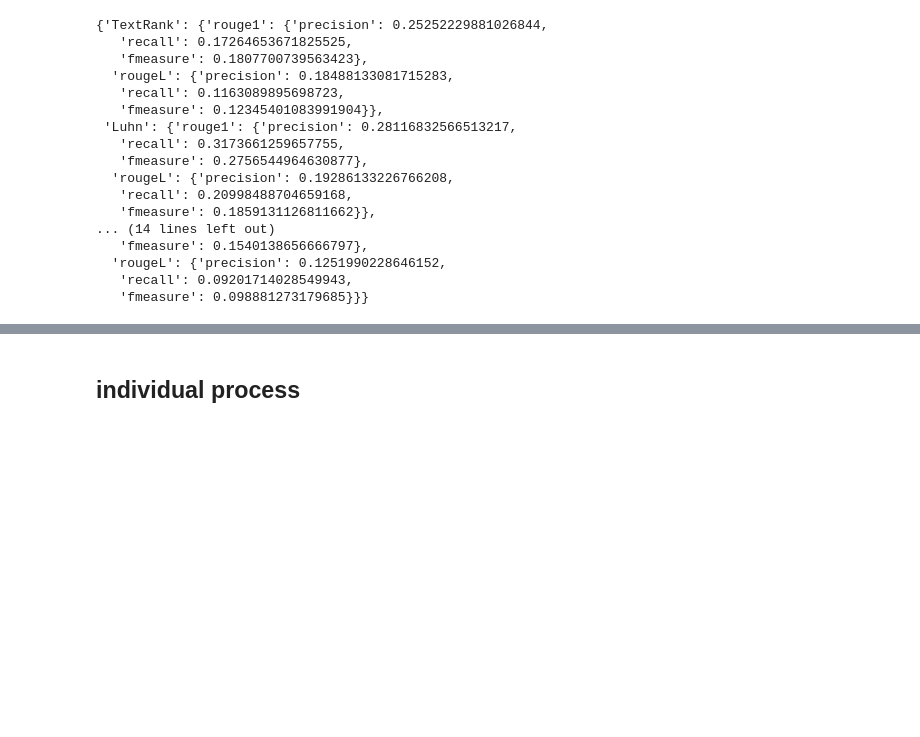
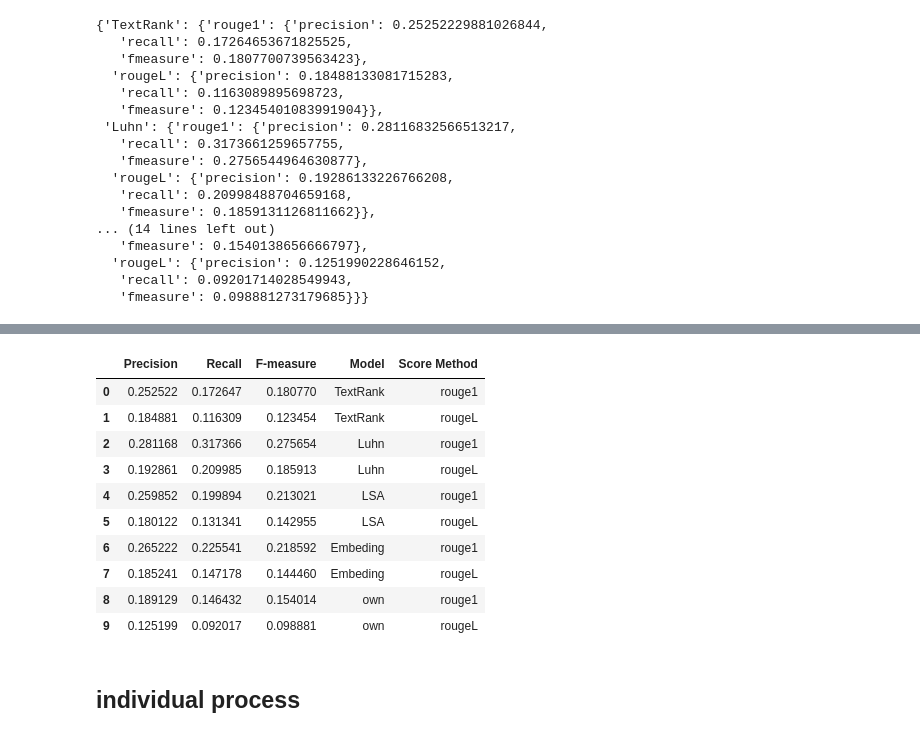
Before and after one commit to kurre-lokanadh-reddy/textSummer, a Jupyter notebook: text_summerizer.ipynb, the cells around one changed output, grey strips where cells are left out. Saved outputs shown, nothing was run; the diff lists cells and outputs as text; code cells hidden in the pictures; blank space fills up the shorter version.

```diff
--- a/text_summerizer.ipynb
+++ b/text_summerizer.ipynb
@@ -668,6 +668,12 @@ print(rouge_scores)
 import numpy as np
 models= ["TextRank","Luhn","LSA","Embeding","own"]
 S=dict()
+pres1=[]
+reca1=[]
+fmes1=[]
+presL=[]
+recaL=[]
+fmesL=[]
 for model in models:
     scores = rouge_scores[model]
     p=[]
@@ -684,6 +690,12 @@ for model in models:
         rr.append(i['rougeL'].recall)
         ff.append(i['rougeL'].fmeasure)
     s = dict({'rouge1':dict({'precision':np.mean(p),'recall':np.mean(r),'fmeasure':np.mean(f)}),'rougeL':dict({'precision':np.mean(pp),'recall':np.mean(rr),'fmeasure':np.mean(ff)}) })
+    pres1.append(np.mean(p))
+    reca1.append(np.mean(r))
+    fmes1.append(np.mean(f))
+    presL.append(np.mean(pp))
+    recaL.append(np.mean(rr))
+    fmesL.append(np.mean(ff))
     print(s)
     S[model]=s
 # %% [output]
@@ -715,3 +736,23 @@ S
+# %%
+res_df = pd.DataFrame(columns=["Precision","Recall","F-measure","Model","Score Method"])
+for model in models:
+    for score in ['rouge1','rougeL']:
+        res_df= res_df.append({'Precision':S[model][score]['precision'],'Recall':S[model][score]['recall'],'F-measure':S[model][score]['fmeasure'],'Model':model,'Score Method':score},ignore_index=True)
+res_df.to_csv("res/res_scores.csv")
+# %%
+res_df
+# %% [output]
+|  | Precision | Recall | F-measure | Model | Score Method |
+| 0 | 0.252522 | 0.172647 | 0.180770 | TextRank | rouge1 |
+| 1 | 0.184881 | 0.116309 | 0.123454 | TextRank | rougeL |
+| 2 | 0.281168 | 0.317366 | 0.275654 | Luhn | rouge1 |
+| 3 | 0.192861 | 0.209985 | 0.185913 | Luhn | rougeL |
+| 4 | 0.259852 | 0.199894 | 0.213021 | LSA | rouge1 |
+| 5 | 0.180122 | 0.131341 | 0.142955 | LSA | rougeL |
+| 6 | 0.265222 | 0.225541 | 0.218592 | Embeding | rouge1 |
+| 7 | 0.185241 | 0.147178 | 0.144460 | Embeding | rougeL |
+| 8 | 0.189129 | 0.146432 | 0.154014 | own | rouge1 |
+| 9 | 0.125199 | 0.092017 | 0.098881 | own | rougeL |
 # %% [markdown]
 ## individual process
 # %%
```
Also changed, not shown: parts of 1 cell of this notebook, 18 other files.
